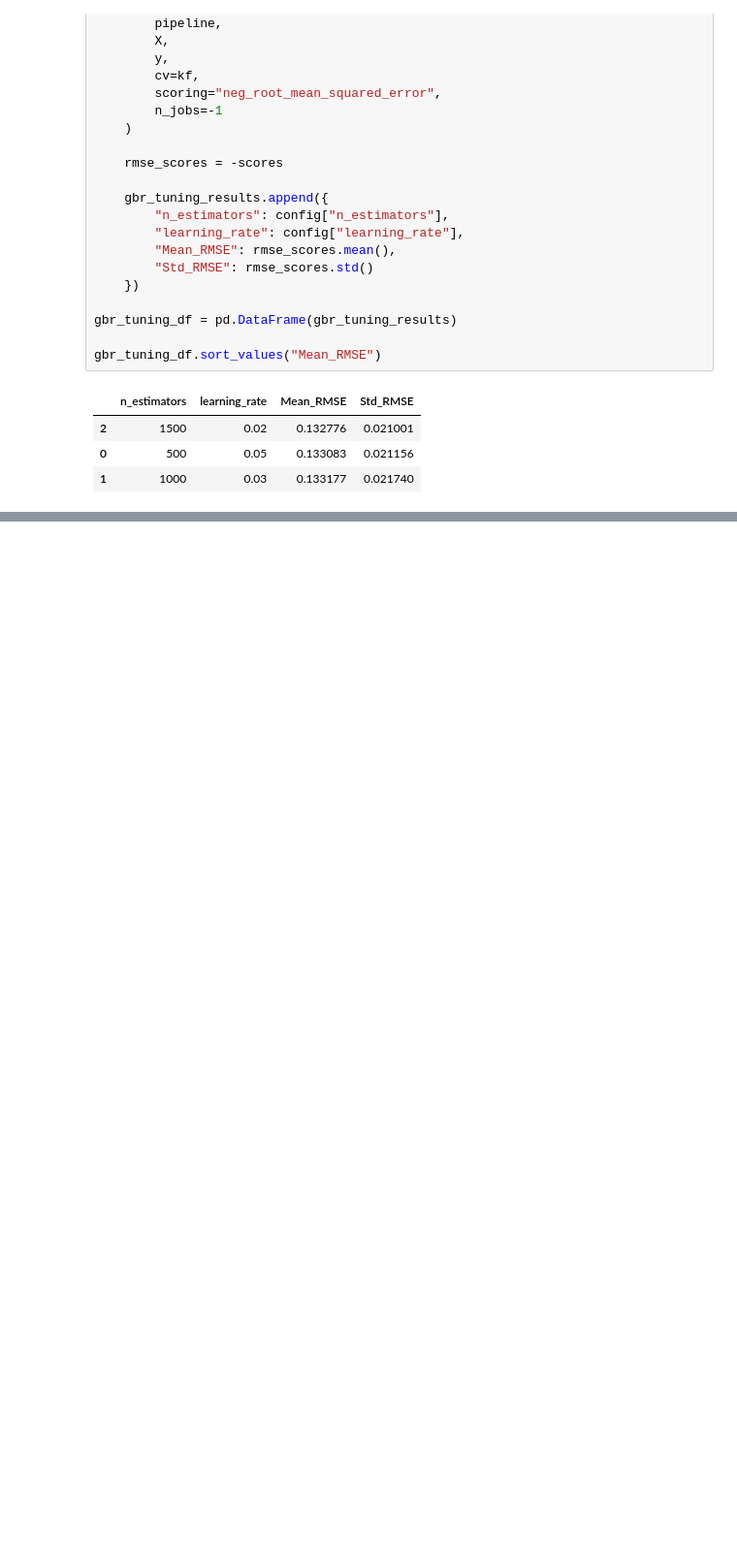
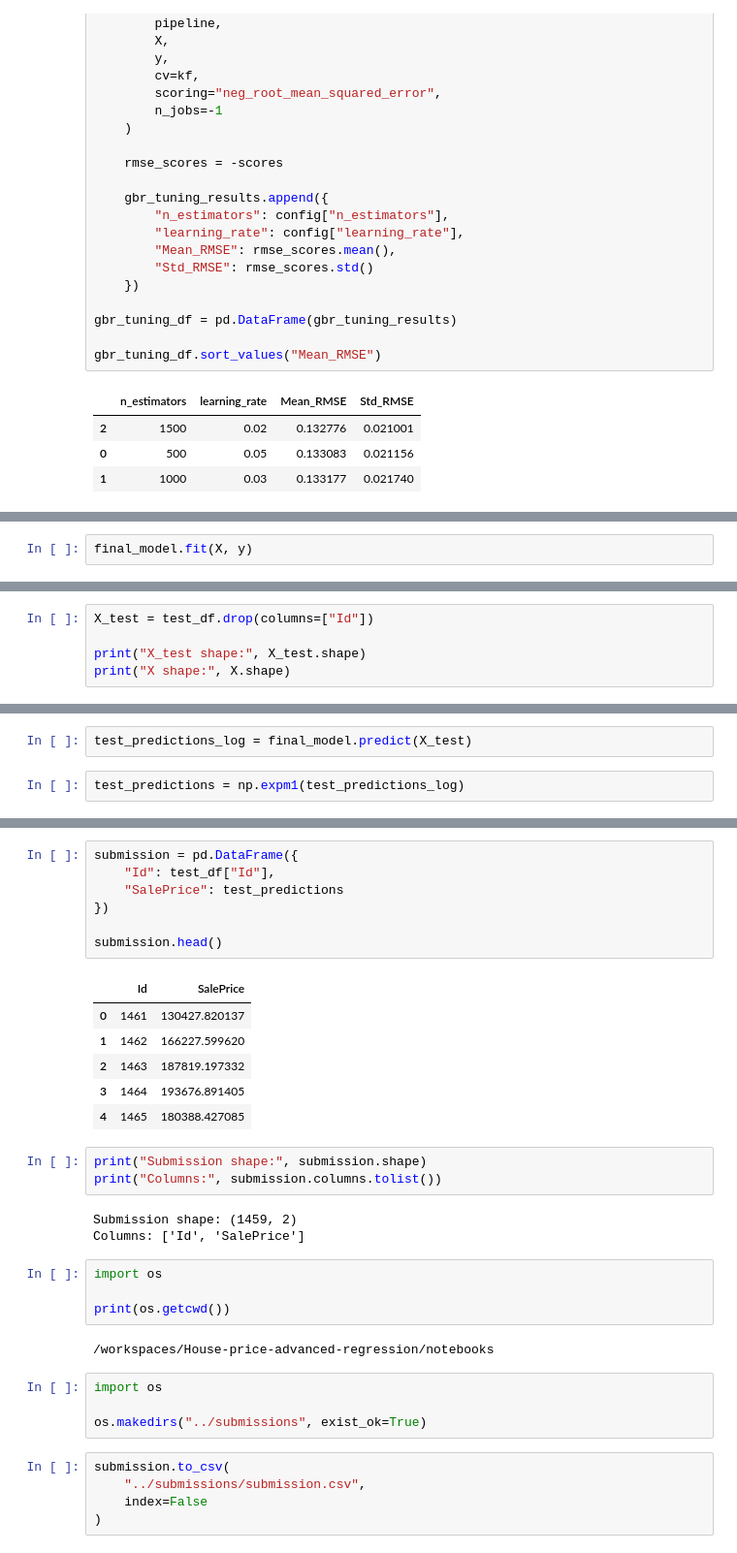
Before and after one commit to Bishu010/House-price-advanced-regression, a Jupyter notebook: notebooks/house_prices.ipynb, the cells around one changed output, grey strips where cells are left out. Shown at 97% size. Cells and saved outputs as stored; diff of their text form; blank space fills up the shorter version.

Commit message:
complete house price prediction project

```diff
--- a/notebooks/house_prices.ipynb
+++ b/notebooks/house_prices.ipynb
@@ -1019,0 +1207,2 @@ gbr_tuning_df.sort_values("Mean_RMSE")
+# %%
+final_model.fit(X, y)
@@ -1019,0 +1304,5 @@ gbr_tuning_df.sort_values("Mean_RMSE")
+# %%
+X_test = test_df.drop(columns=["Id"])
+
+print("X_test shape:", X_test.shape)
+print("X shape:", X.shape)
@@ -1019,0 +1312,4 @@ gbr_tuning_df.sort_values("Mean_RMSE")
+# %%
+test_predictions_log = final_model.predict(X_test)
+# %%
+test_predictions = np.expm1(test_predictions_log)
@@ -1019,0 +1326,35 @@ gbr_tuning_df.sort_values("Mean_RMSE")
+# %%
+submission = pd.DataFrame({
+    "Id": test_df["Id"],
+    "SalePrice": test_predictions
+})
+
+submission.head()
+# %% [output]
+|  | Id | SalePrice |
+| 0 | 1461 | 130427.820137 |
+| 1 | 1462 | 166227.599620 |
+| 2 | 1463 | 187819.197332 |
+| 3 | 1464 | 193676.891405 |
+| 4 | 1465 | 180388.427085 |
+# %%
+print("Submission shape:", submission.shape)
+print("Columns:", submission.columns.tolist())
+# %% [output]
+Submission shape: (1459, 2)
+Columns: ['Id', 'SalePrice']
+# %%
+import os
+
+print(os.getcwd())
+# %% [output]
+/workspaces/House-price-advanced-regression/notebooks
+# %%
+import os
+
+os.makedirs("../submissions", exist_ok=True)
+# %%
+submission.to_csv(
+    "../submissions/submission.csv",
+    index=False
+)
```
Also changed, not shown: parts of 20 cells of this notebook, 1 other file.
